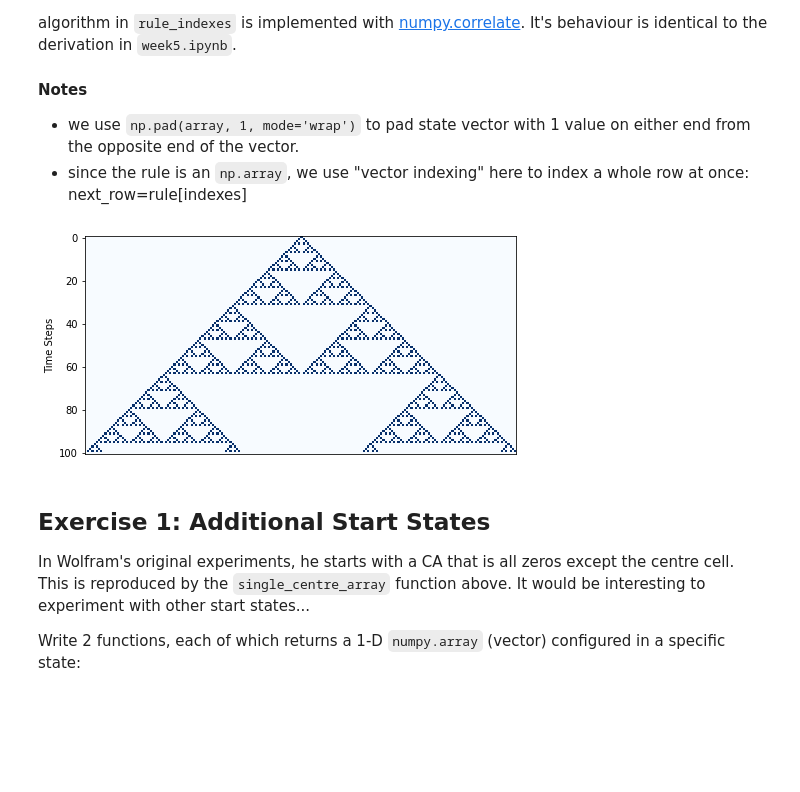
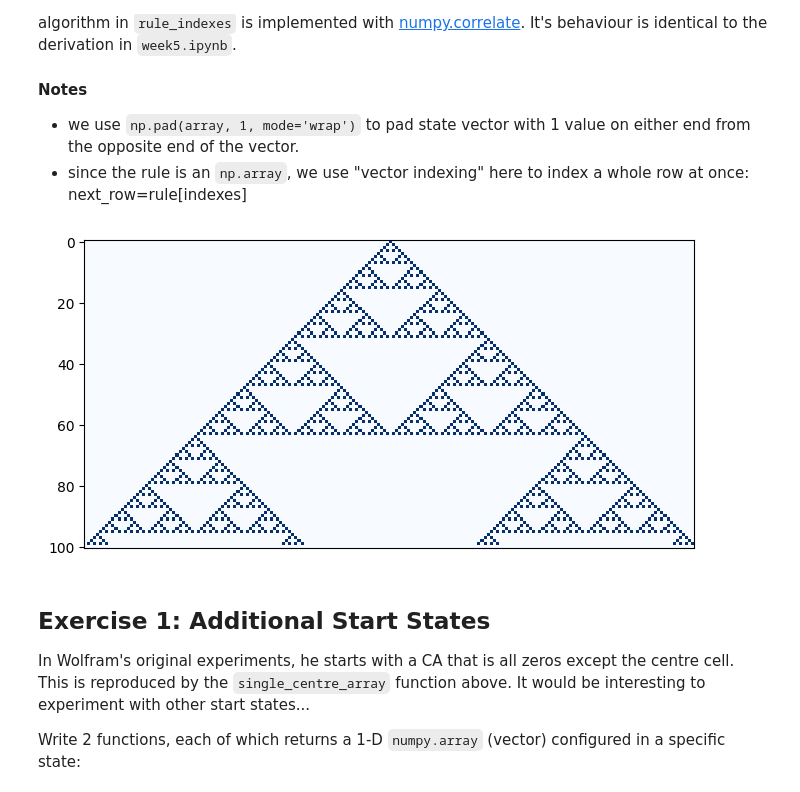
Before and after one commit to Gipir/cap-comp215, a Jupyter notebook: labs/lab05 copy.ipynb, the cells around one changed output. Cells and saved outputs as stored; diff of their text form; code cells hidden in the pictures; blank space fills up the shorter version.

```diff
--- a/labs/lab05 copy.ipynb
+++ b/labs/lab05 copy.ipynb
@@ -68,35 +69,35 @@ def single_centre_array(n_cells):
     """ Return a binary 1D array with given number of cells, all zeros except a single 1 in the centre cell """
     array = np.zeros(n_cells, dtype=np.uint8)
     array[n_cells//2] = 1
     return array
 
 assert np.all( single_centre_array(7) == (0,0,0,1,0,0,0) )
 
 
 def simulate_ca(n_cells, n_steps, rule):
     """ Generate a CA with given number of cells, plot progression of rule for given number of time steps """
     start_state = single_centre_array(n_cells)
     # stack up one "empty" state vector for each time step
     ca_timesteps = np.vstack([start_state, np.zeros((n_steps, len(start_state)), dtype=np.uint8)])
     for t in range(1, n_steps):
         ca_timesteps[t] = transition(ca_timesteps[t-1], rule)
     return ca_timesteps
 
 
 def plot_ca(array, title=''):
     """ Plot the 2D CA array as an image.  1's will be dark blue, 0's will be light blue. """
     plt.title(title)
     plt.xticks([])  # turn off x-axis tick marks
-    plt.ylabel('Time Steps')  # label y-axis to remind us time runs from top to bottom
+    plt.ylabel('')  # label y-axis to remind us time runs from top to bottom
     plt.imshow(array, cmap='Blues', interpolation='none')
 
 
 rule_90 = get_lookup_table(90)
 ca_timesteps = simulate_ca(200, 100, rule_90)
 plt.subplots(figsize=(8, 4))
 plot_ca(ca_timesteps)
 # %% [output]
-[figure, old version]
+[figure, new version]
 # %% [markdown]
 ## Exercise 1: Additional Start States
 In Wolfram's original experiments, he starts with a CA that is all zeros except the centre cell.
```
Also changed, not shown: parts of 13 cells of this notebook, 1 other file.
